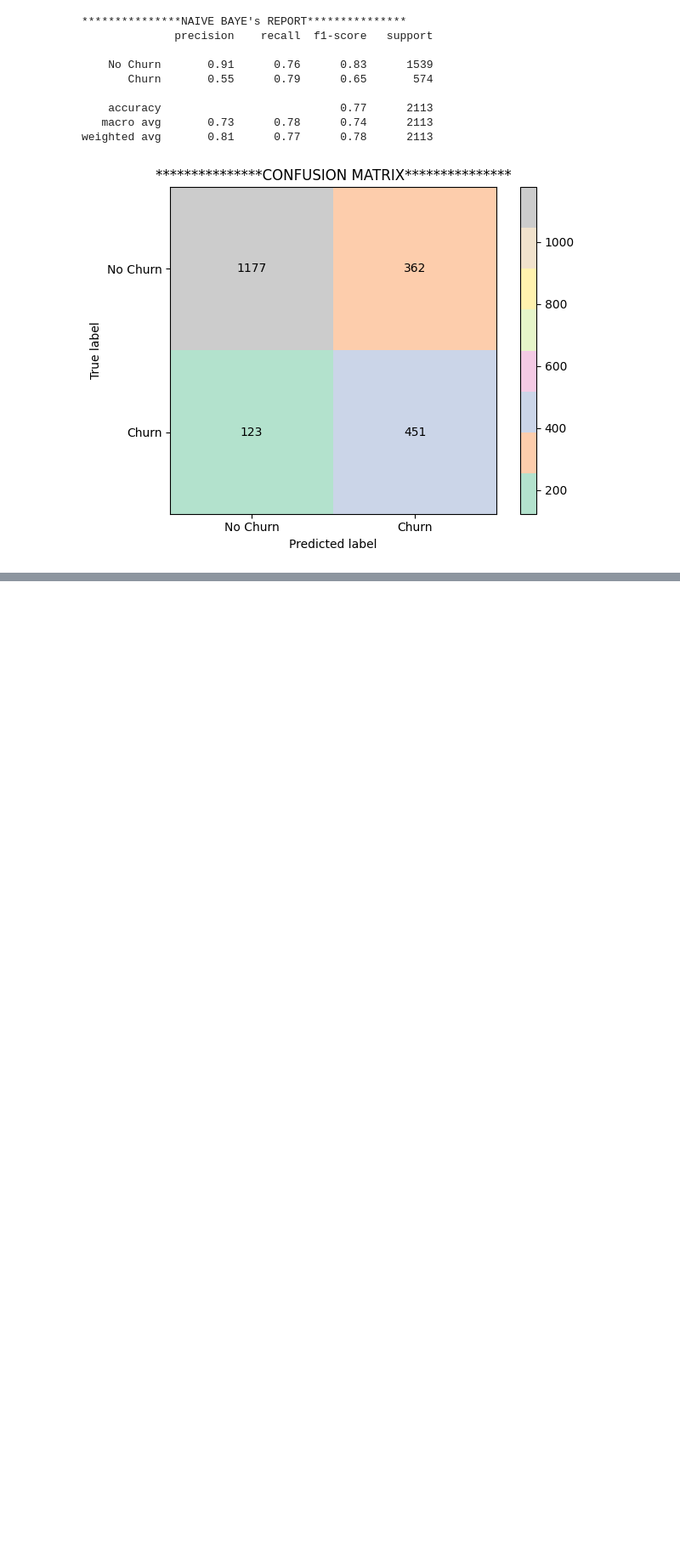
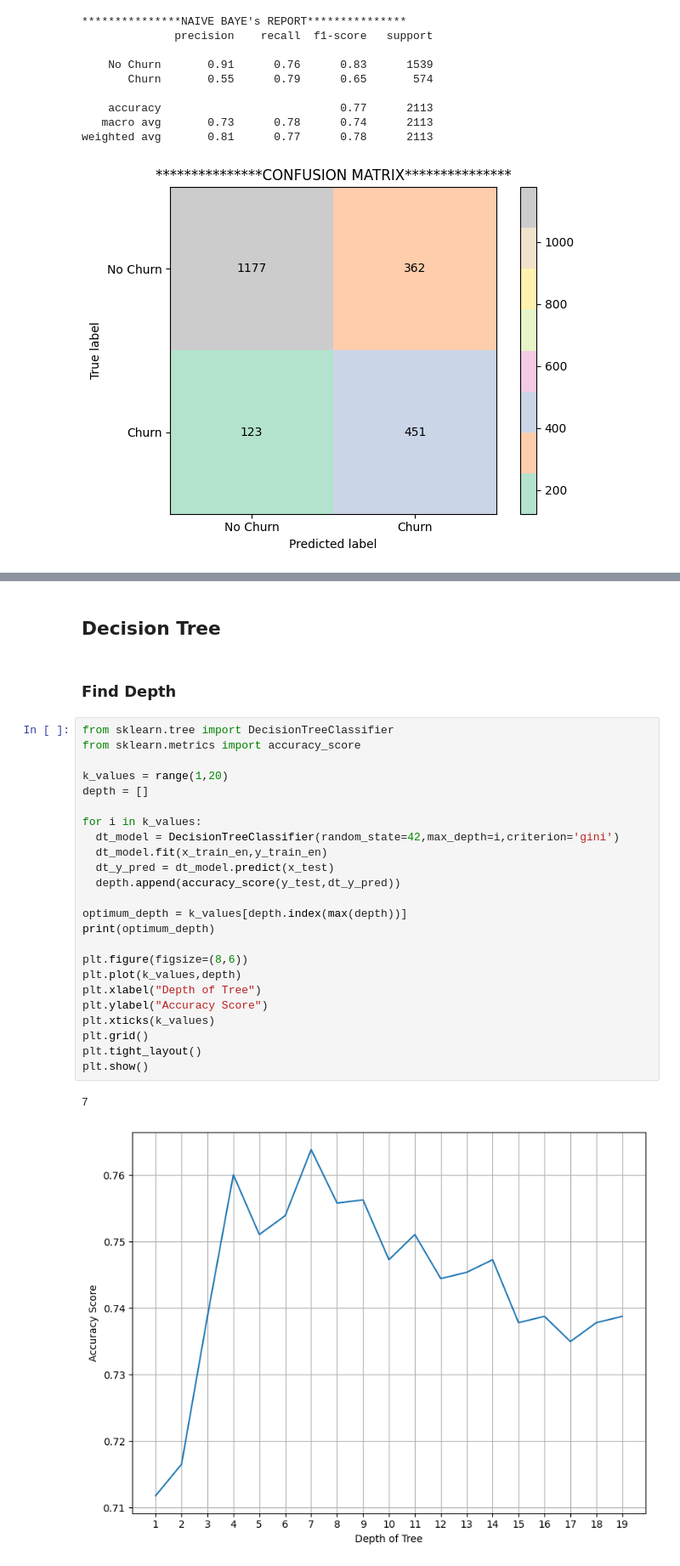
Before and after one commit to Theveetha/Telecom_Churn_Prediction, a Jupyter notebook: Telecom_Churn_Prediction.ipynb, the cells around one changed output, grey strips where cells are left out. Shown at 85% size. Drawn from its saved outputs; the diff is of its cells as text; blank space fills up the shorter version.

```diff
--- a/Telecom_Churn_Prediction.ipynb
+++ b/Telecom_Churn_Prediction.ipynb
@@ -915,0 +962,32 @@ weighted avg       0.81      0.77      0.78      2113
+# %% [markdown]
+<a name="Decision_Tree"></a>
+## **Decision Tree**
+# %% [markdown]
+### **Find Depth**
+# %%
+from sklearn.tree import DecisionTreeClassifier
+from sklearn.metrics import accuracy_score
+
+k_values = range(1,20)
+depth = []
+
+for i in k_values:
+  dt_model = DecisionTreeClassifier(random_state=42,max_depth=i,criterion='gini')
+  dt_model.fit(x_train_en,y_train_en)
+  dt_y_pred = dt_model.predict(x_test)
+  depth.append(accuracy_score(y_test,dt_y_pred))
+
+optimum_depth = k_values[depth.index(max(depth))]
+print(optimum_depth)
+
+plt.figure(figsize=(8,6))
+plt.plot(k_values,depth)
+plt.xlabel("Depth of Tree")
+plt.ylabel("Accuracy Score")
+plt.xticks(k_values)
+plt.grid()
+plt.tight_layout()
+plt.show()
+# %% [output]
+7
+[figure, added]
```
Also changed, not shown: parts of 41 cells of this notebook.
